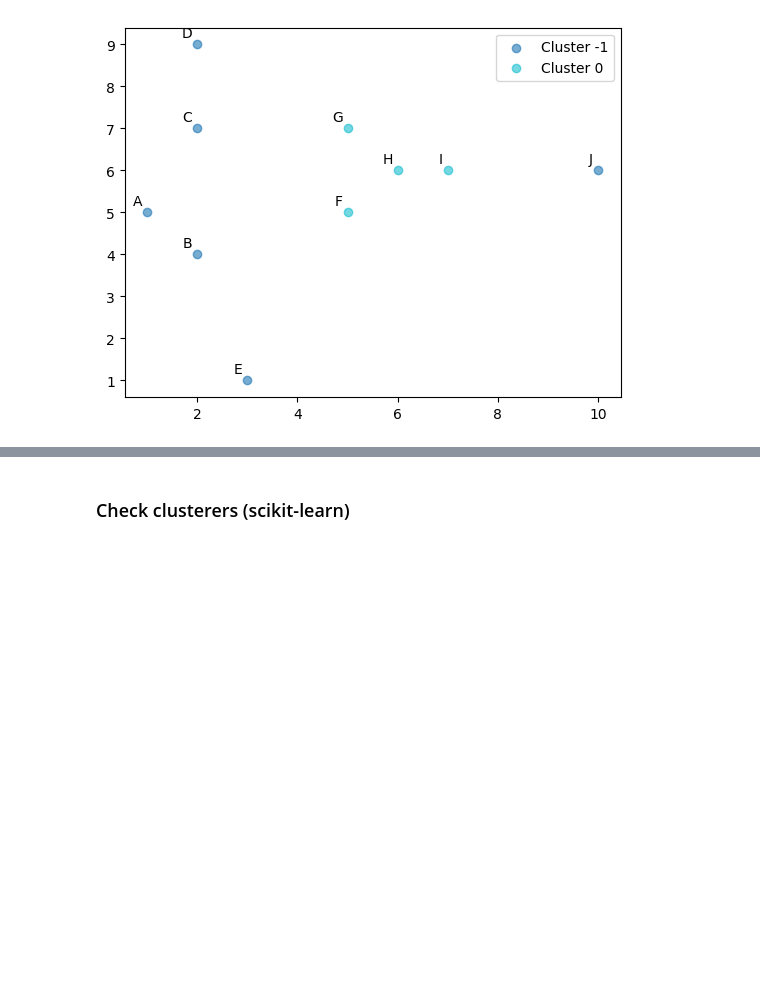
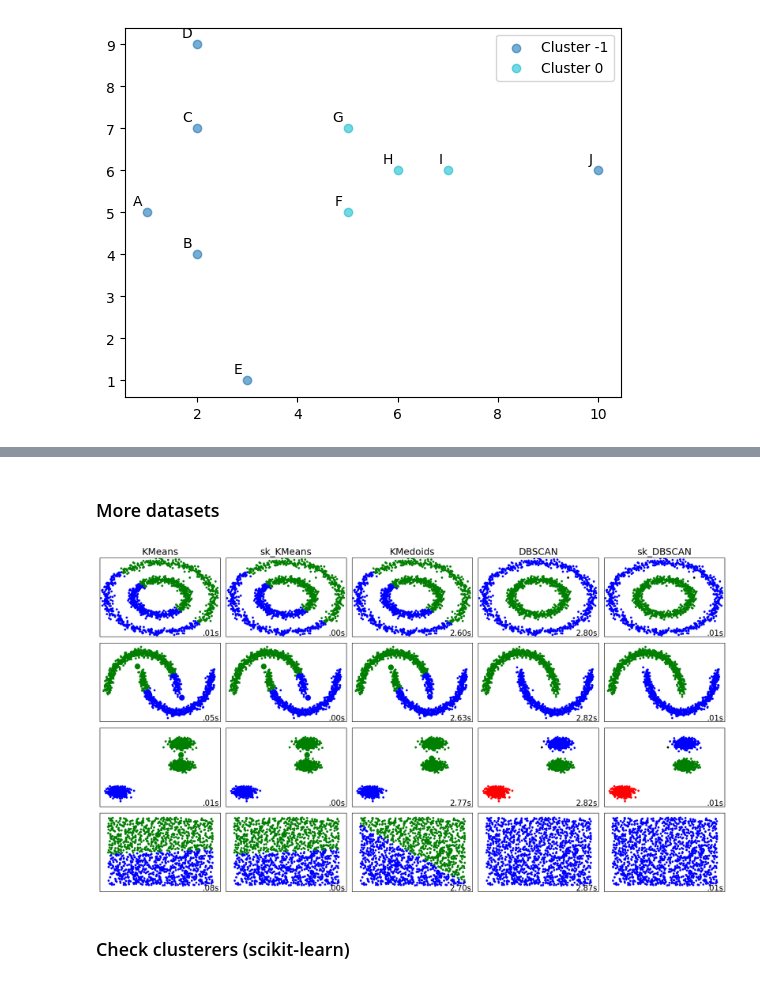
Before and after one commit to Artem259/univ5.2_DM, a Jupyter notebook: lab2/part2/main.ipynb, the cells around one changed output, grey strips where cells are left out. Drawn from its saved outputs; the diff is of its cells as text; code cells hidden in the pictures; blank space fills up the shorter version.

Commit message:
update(part2): DBSCAN.py, main.ipynb

```diff
--- a/lab2/part2/main.ipynb
+++ b/lab2/part2/main.ipynb
@@ -167,3 +171,74 @@ AttributeError: 'DBSCAN' object has no attribute 'labels_'
+# %% [markdown]
+### More datasets
+# %%
+import time
+import numpy as np
+import matplotlib.pyplot as plt
+from sklearn import cluster, datasets
+from sklearn.preprocessing import StandardScaler
+
+np.random.seed(0)
+
+# Generate datasets
+n_samples = 1500
+datasets_list = [
+    (datasets.make_circles(n_samples=n_samples, factor=.5, noise=.05), "Noisy Circles"),
+    (datasets.make_moons(n_samples=n_samples, noise=.05), "Noisy Moons"),
+    (datasets.make_blobs(n_samples=n_samples, random_state=8), "Blobs"),
+    ((np.random.rand(n_samples, 2), None), "No Structure")
+]
+
+# Define clusterers
+init = [[-1, -1], [1, 1]]
+clusterers = [
+    ("KMeans", KMeans(n_clusters=2, init=init)),
+    ("sk_KMeans", cluster.KMeans(n_clusters=2, init=init)),
+    ("KMedoids", KMedoids(n_clusters=2, init=init)),
+    ("DBSCAN", DBSCAN(eps=0.2)),
+    ("sk_DBSCAN", cluster.DBSCAN(eps=0.2)),
+]
+
+colors = np.array([x for x in 'bgrcmykbgrcmykbgrcmykbgrcmyk'])
+colors = np.hstack([colors] * 20)
+
+plt.figure(figsize=(17, 9.5))
+plt.subplots_adjust(left=0.001, right=0.999, bottom=0.001, top=0.96, wspace=0.05, hspace=0.01)
+
+plot_num = 1
+for dataset, dataset_name in datasets_list:
+    X, y = dataset
+    X = StandardScaler().fit_transform(X)
+
+    for name, algorithm in clusterers:
+        t0 = time.time()
+        algorithm.fit(X)
+        t1 = time.time()
+        y_pred = algorithm.labels_.astype(int)
+
+        plt.subplot(len(datasets_list), len(clusterers), plot_num)
+        if plot_num <= len(clusterers):
+            plt.title(name, size=18)
+
+        plt.scatter(X[:, 0], X[:, 1], color=colors[y_pred].tolist(), s=10)
+
+        if hasattr(algorithm, 'cluster_centers_'):
+            centers = algorithm.cluster_centers_
+            center_colors = colors[:len(centers)]
+            plt.scatter(centers[:, 0], centers[:, 1], s=100, c=center_colors)
+
+        plt.xlim(-2, 2)
+        plt.ylim(-2, 2)
+        plt.xticks(())
+        plt.yticks(())
+        plt.text(0.99, 0.01, ('%.2fs' % (t1 - t0)).lstrip('0'),
+                 transform=plt.gca().transAxes, size=15,
+                 horizontalalignment='right')
+        plot_num += 1
+
+plt.tight_layout()
+plt.show()
+# %% [output]
+[figure, added]
 # %% [markdown]
 ### Check clusterers (scikit-learn)
 # %%
```
Also changed, not shown: parts of 4 cells of this notebook, 1 other file.
